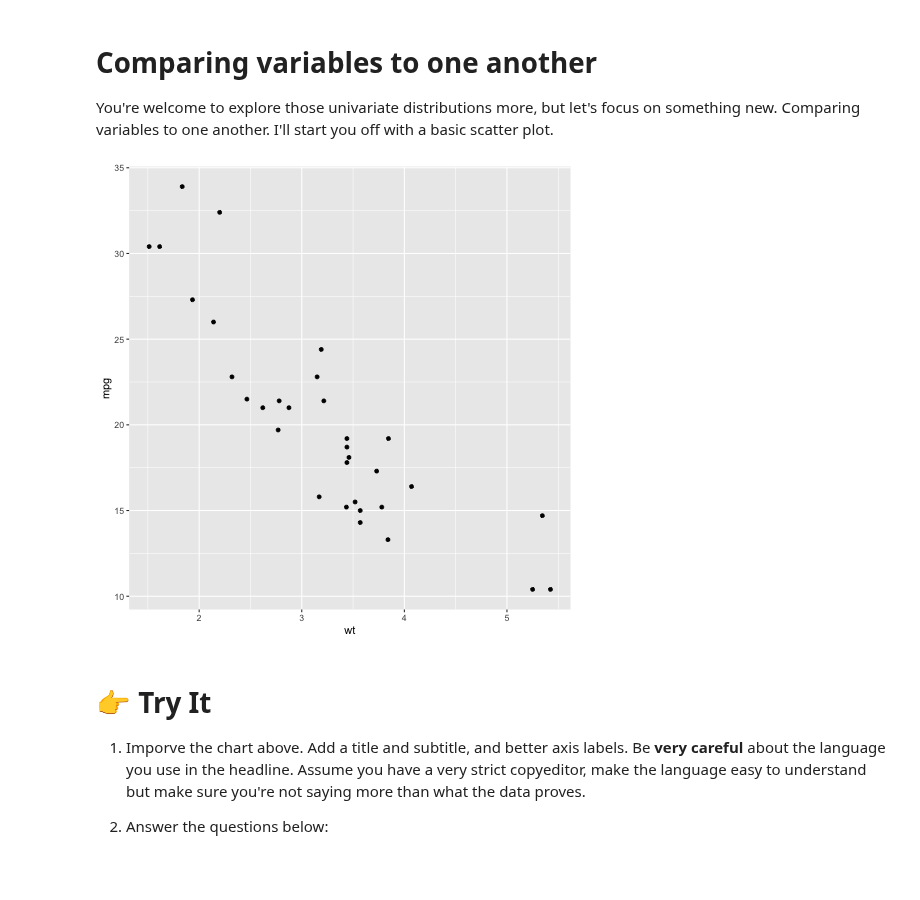
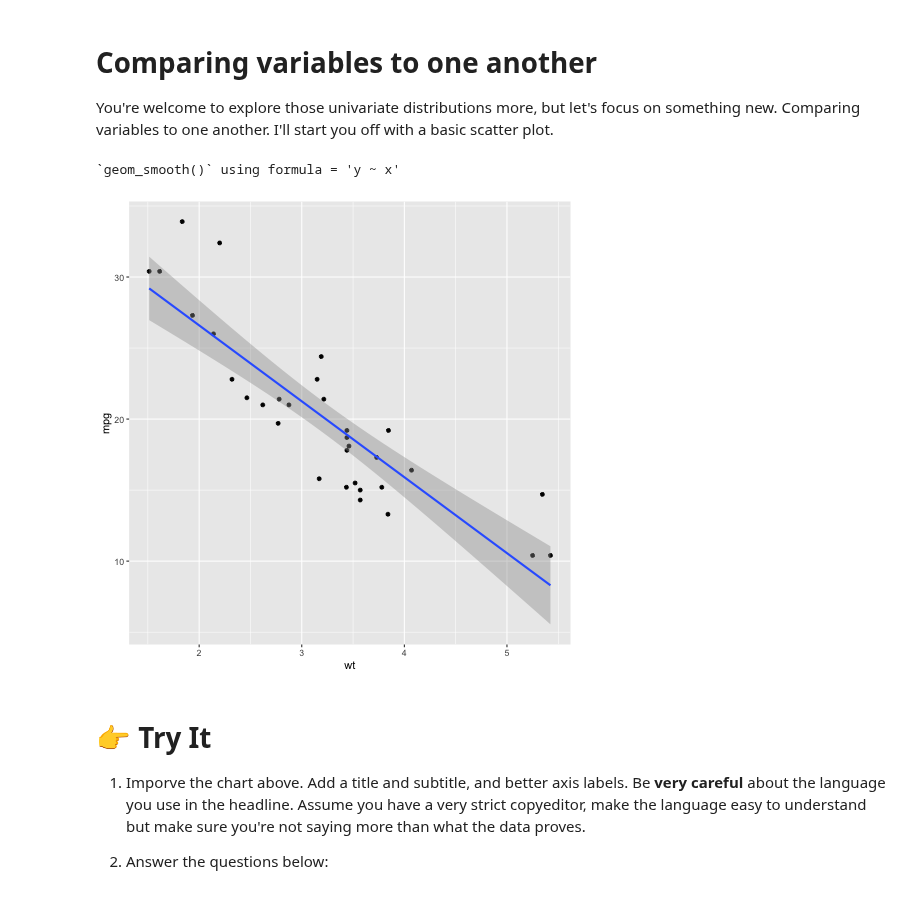
Before and after one commit to data4news-students/mtcars-exploratory-jakeneenan, a Jupyter notebook: notebook.ipynb, the cells around one changed output. Saved outputs shown, nothing was run; the diff lists cells and outputs as text; code cells hidden in the pictures.

```diff
--- a/notebook.ipynb
+++ b/notebook.ipynb
@@ -188,11 +193,15 @@ You're welcome to explore those univariate distributions more, but let's focus o
 # %%
 %%R
 
+require(ggthemes)
+
 ggplot(mtcars) +
     aes(y=mpg, x=wt) +
-    geom_point()
+    geom_point() +
+    geom_smooth(method='lm') +
 # %% [output]
+`geom_smooth()` using formula = 'y ~ x'
-[figure, old version]
+[figure, new version]
 # %% [markdown]
 # 👉 Try It
 
```
Also changed, not shown: parts of 4 cells of this notebook.
